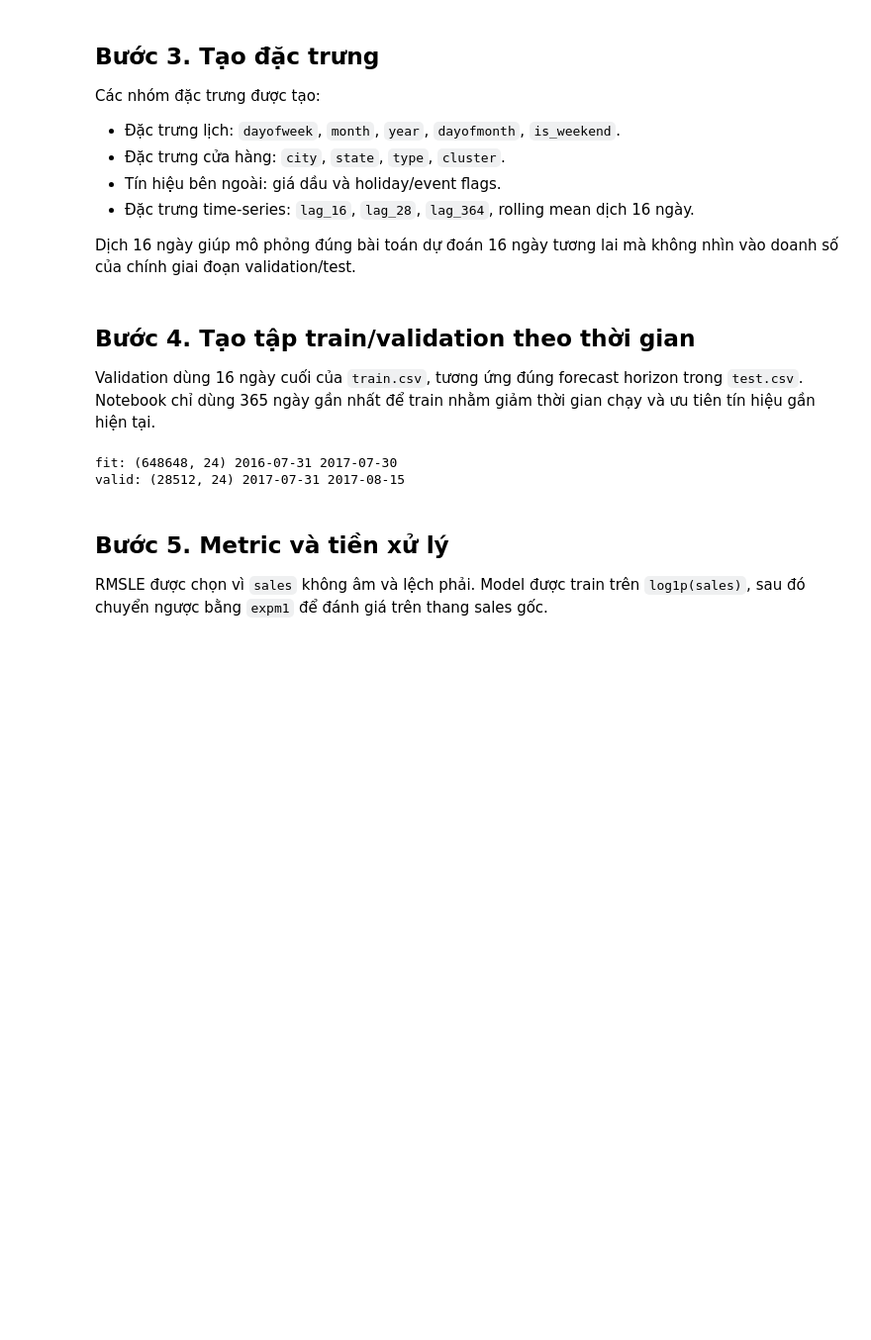
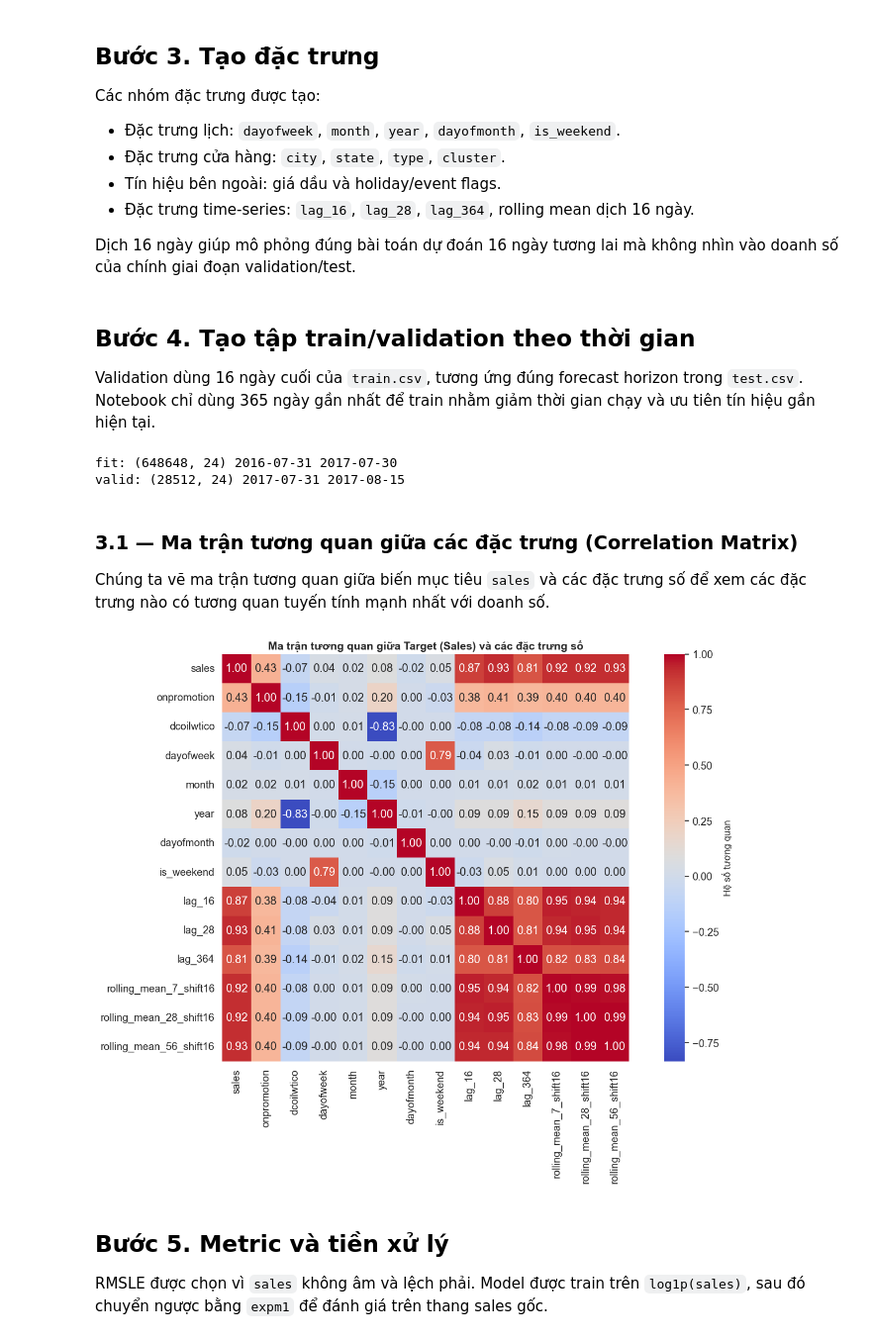
Before and after one commit to QuangManhAI/lab02-machine-learning, a Jupyter notebook: notebooks/store_sales_forecasting_new_data.ipynb, the cells around one changed output. Shown at 99% size. Drawn from its saved outputs; the diff is of its cells as text; code cells hidden in the pictures; blank space fills up the shorter version.

```diff
--- a/notebooks/store_sales_forecasting_new_data.ipynb
+++ b/notebooks/store_sales_forecasting_new_data.ipynb
@@ -621,6 +621,26 @@ print("valid:", valid_df.shape, valid_df[DATE_COLUMN].min().date(), valid_df[DAT
 # %% [output]
 fit: (648648, 24) 2016-07-31 2017-07-30
 valid: (28512, 24) 2017-07-31 2017-08-15
+# %% [markdown]
+### 3.1 — Ma trận tương quan giữa các đặc trưng (Correlation Matrix)
+Chúng ta vẽ ma trận tương quan giữa biến mục tiêu `sales` và các đặc trưng số để xem các đặc trưng nào có tương quan tuyến tính mạnh nhất với doanh số.
+# %%
+# Tính toán ma trận tương quan của các đặc trưng số và Target
+numeric_cols = ["sales", "onpromotion", "dcoilwtico", "dayofweek", "month", "year", "dayofmonth", "is_weekend"]
+# Thêm các đặc trưng lag/rolling nếu tồn tại
+lag_cols = [c for c in ["lag_16", "lag_28", "lag_364", "rolling_mean_7_shift16", "rolling_mean_28_shift16", "rolling_mean_56_shift16"] if c in feature_frame.columns]
+cols_to_corr = numeric_cols + lag_cols
+
+sample_df = feature_frame[cols_to_corr].sample(n=min(100_000, len(feature_frame)), random_state=RANDOM_STATE)
+corr_matrix = sample_df.corr()
+
+plt.figure(figsize=(14, 10))
+sns.heatmap(corr_matrix, annot=True, fmt=".2f", cmap="coolwarm", square=True, cbar_kws={"label": "Hệ số tương quan"})
+plt.title("Ma trận tương quan giữa Target (Sales) và các đặc trưng số")
+plt.tight_layout()
+plt.show()
+# %% [output]
+[figure, added]
 # %% [markdown]
 ## Bước 5. Metric và tiền xử lý
 
```
Also changed, not shown: parts of 2 cells of this notebook, 1 other file.
